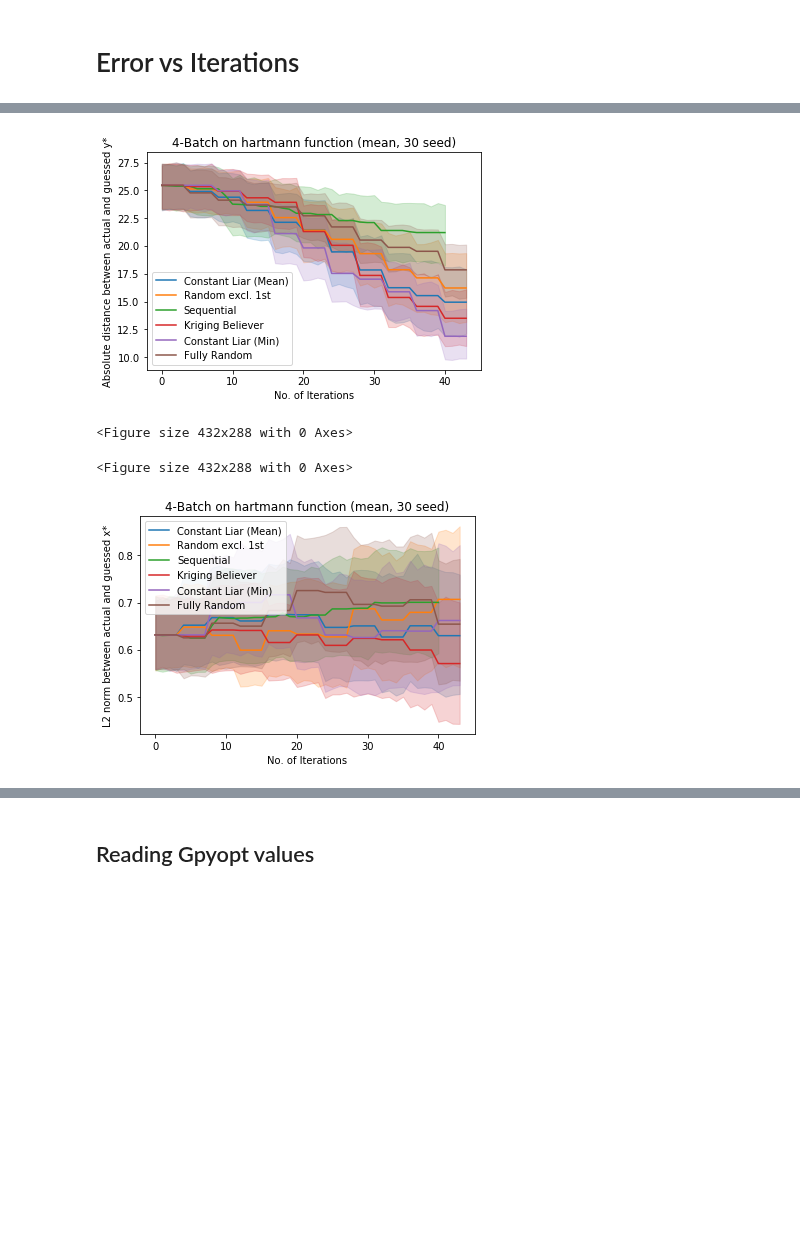
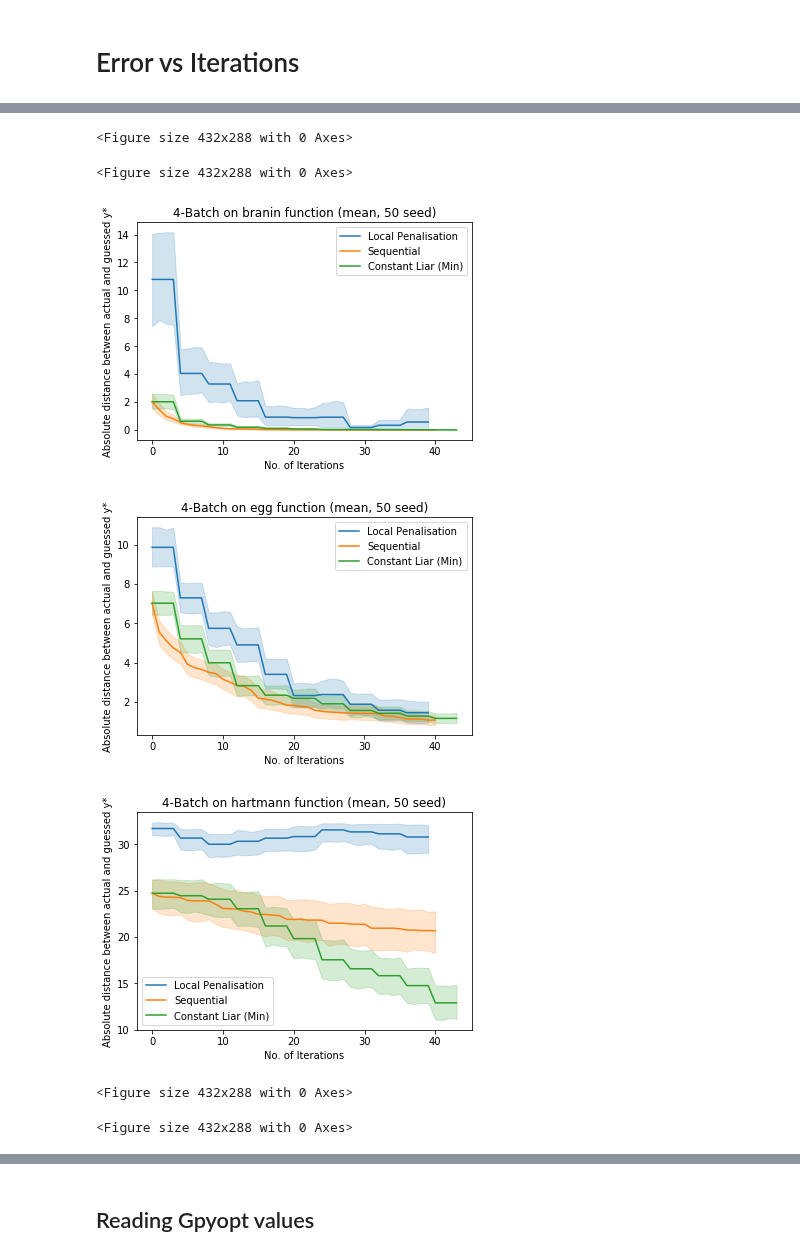
Before and after one commit to jamjs98764/Parallel-Bayesian-Optimisation, a Jupyter notebook: FITBO_GPy-FITBOMM_only/Error vs Iterations.ipynb, the cells around one changed output, grey strips where cells are left out. Drawn from its saved outputs; the diff is of its cells as text; code cells hidden in the pictures; blank space fills up the shorter version.

```diff
--- a/FITBO_GPy-FITBOMM_only/Error vs Iterations.ipynb
+++ b/FITBO_GPy-FITBOMM_only/Error vs Iterations.ipynb
@@ -14,22 +14,22 @@ Created on Wed Dec 19 14:56:44 2018
 
 @author: jianhong
 """
-seed_size = 30
+seed_size = 50
 batch_sizes = [4]
-#test_funcs = ["branin","egg", "hartmann"]
-test_funcs = ["hartmann"]
+test_funcs = ["branin","egg", "hartmann"]
+# test_funcs = ["hartmann"]
 metrics = ["IR", "L2"]
 save_file = False
 
 plot_choice = {
         "seq_results": 1,
-        "random_results": 1,
-        "random1_results": 1,
-        "kb_results": 1,
-        "cl_mean_results": 1,
+        "random_results": 0,
+        "random1_results": 0,
+        "kb_results": 0,
+        "cl_mean_results": 0,
         "cl_min_results": 1,
         "cl_max_results": 0,
-        "gpyopt_localp": 0,
+        "gpyopt_localp": 1,
         "gpyopt_sequential": 0,
         }
 
@@ -118,6 +118,10 @@ def plot_error_vs_iterations(seed_size, batch_sizes, test_funcs, metrics, plot_c
                     gpyopt_localp = load_gpyopt_error(func, metric, batch_size, seed_size, "EI", "local_penalization")
                 except:
                     pass
+                try:
+                    gpyopt_sequential = load_gpyopt_error(func, metric, 1, seed_size, "EI", "sequential")
+                except:
+                    pass
 
                 for key, value in plot_choice.items():
                     if value == 1:
@@ -140,4 +176,7 @@ plot_error_vs_iterations(seed_size, batch_sizes, test_funcs, metrics, plot_choic
-[figure, old version]
 <Figure size 432x288 with 0 Axes>
 <Figure size 432x288 with 0 Axes>
+[figure, new version]
-[figure, old version]
+[figure, new version]
+[figure, added]
+<Figure size 432x288 with 0 Axes>
+<Figure size 432x288 with 0 Axes>
```
Also changed, not shown: parts of 5 cells of this notebook, 8 other files.
